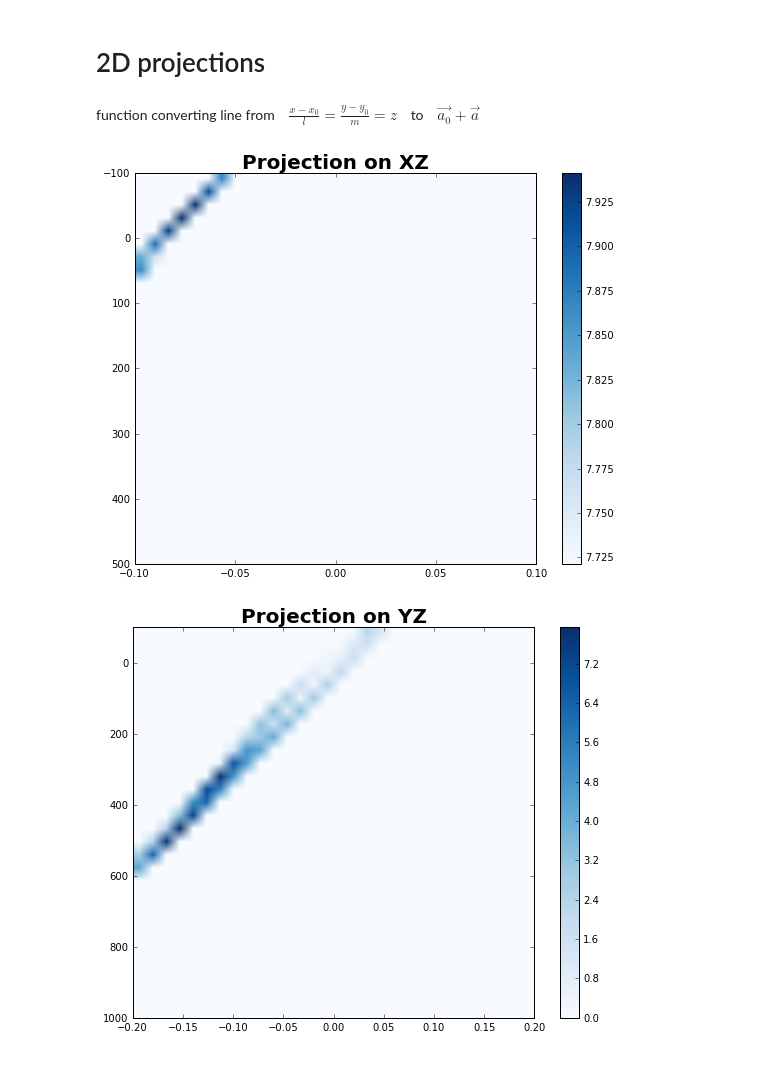
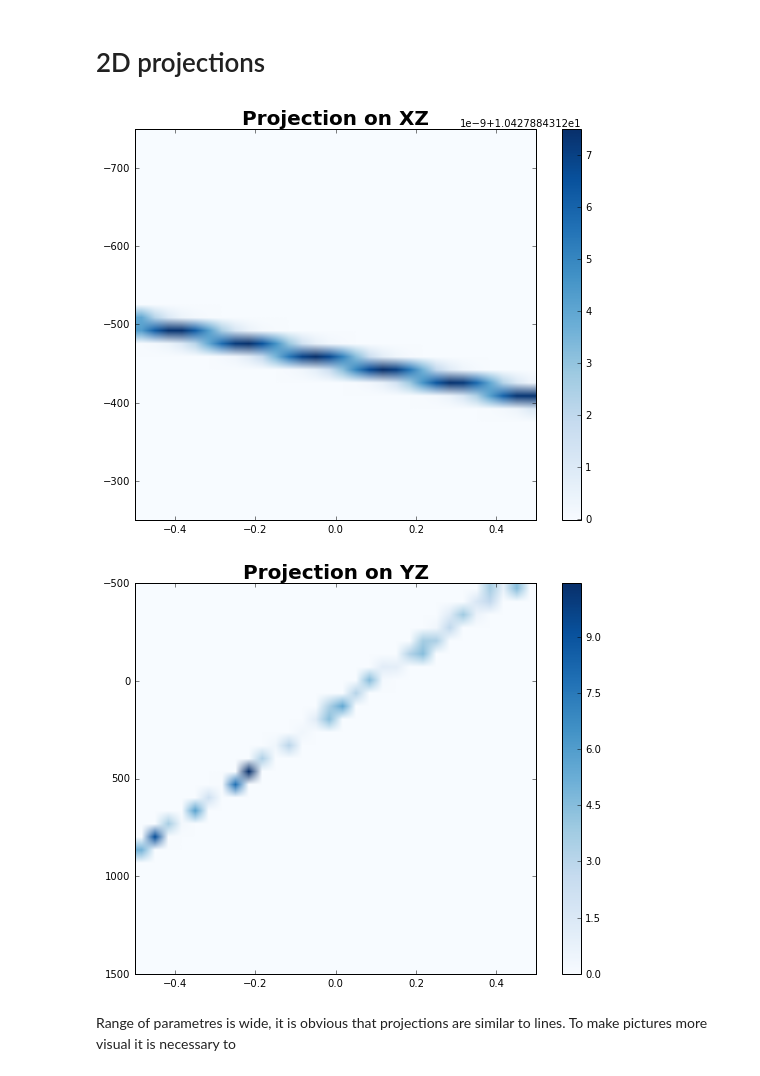
Before and after one commit to hushchyn-mikhail/ship_tracking_summer2016, a Jupyter notebook: notebooks/Retina_demonstration.ipynb, the cells around one changed output. Saved outputs shown, nothing was run; the diff lists cells and outputs as text; code cells hidden in the pictures.

```diff
--- a/notebooks/Retina_demonstration.ipynb
+++ b/notebooks/Retina_demonstration.ipynb
@@ -66,13 +68,4 @@ hist_arr = plt.hist(np.array(real)-np.array(exp), bins=50)
 ### how to use artifitial_retina_response()
 # %%
 from retina import artifitial_retina_response
-# %%
-A0 = []
-A = []
-for i in range(len(track1.index)):
-    a0, a = points2vec(track1[['Wx1', 'Wy1', 'Wz', 'Wx2', 'Wy2', 'Wz']].values[i])
-    A0.append(a0)
-    A.append(a)
-A0 = np.array(A0)
-A = np.array(A)
 # %%
@@ -88,16 +81,26 @@ from retina import plot_artifitial_retina_response
-# %% [markdown]
-function converting line from $~~~\frac{x-x_{0}}{l} = \frac{y-y_{0}}{m} = z~~~$ to $~~~\vec{a_{0}}+\overrightarrow{a}$
 # %%
 event = data[data.EventID==2]
 event_before_magnet = event[event.StatNb<3]
 # %%
 size = 30
-ms = np.linspace(-0.2, 0.2, size)
-y0s = np.linspace(-100, 1000, size)
-ls = np.linspace(-0.1, 0.1, size)
-x0s = np.linspace(-100, 500, size)
+ms = np.linspace(-0.5, 0.5, size)
+y0s = np.linspace(-500, 1500, size)
+ls = np.linspace(-0.5, 0.5, size)
+x0s = np.linspace(-250, -750, size)
-# %%
-pojections = plot_artifitial_retina_response(event_before_magnet, x0s, ls, y0s, ms)
-# %% [output]
-[figure, removed]
-[figure, removed]
+# %%
+#4d-grid of responses
+sigma = 5
+grid = np.ndarray(shape=(len(x0s), len(ls), len(y0s), len(ms)))
+for i in range(len(x0s)):
+    for j in range(len(ls)):
+        for s in range(len(y0s)):
+            for t in range(len(ms)):
+                track_point, track_direction = params2vec(ls[j], x0s[i], ms[t], y0s[s])
+                grid[i, j, s, t] = artifitial_retina_response(track_point, track_direction, event_before_magnet[['Wx1', 'Wy1', 'Wz', 'Wx2', 'Wy2', 'Wz']].values, sigma)
+# %%
+local_projections_1 = plot_artifitial_retina_response(grid, ms, y0s, ls, x0s)
+# %% [output]
+[figure, added]
+[figure, added]
+# %% [markdown]
+Range of parametres is wide, it is obvious that projections are similar to lines. To make pictures more visual it is necessary to
```
Also changed, not shown: parts of 4 cells of this notebook, 1 other file.
